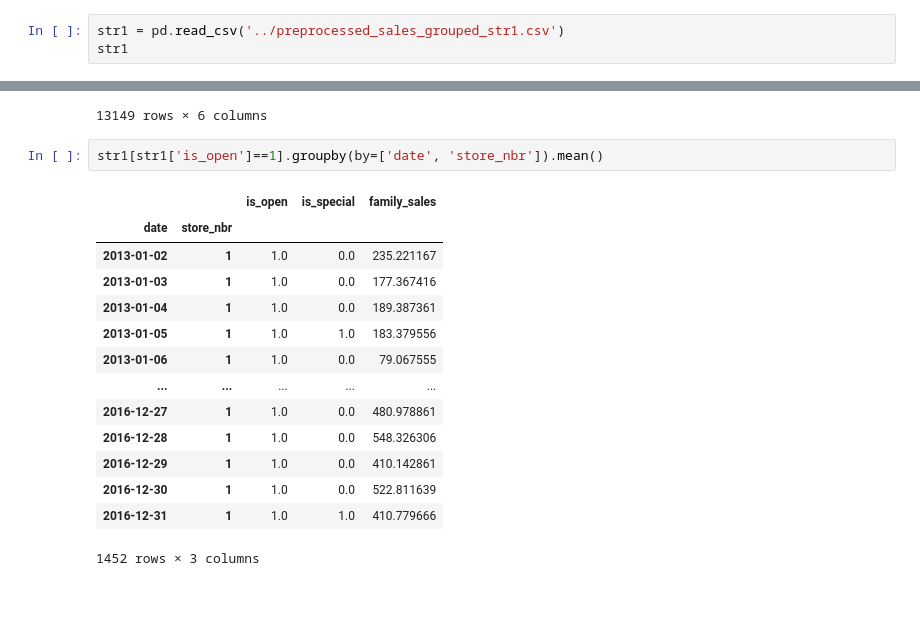
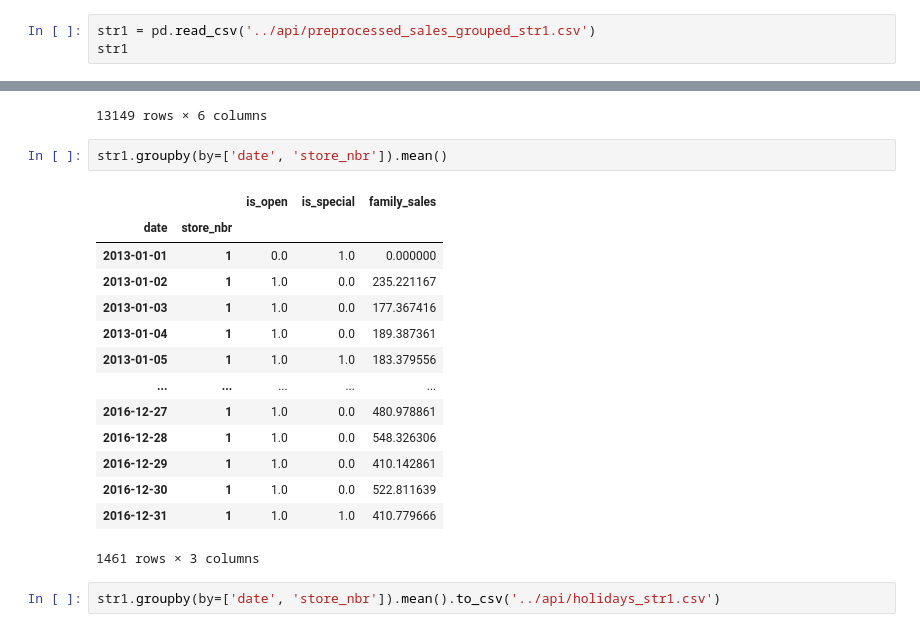
Before and after one commit to didine13/forecasting_for_sales, a Jupyter notebook: forecasting_for_sales/Untitled.ipynb, the cells around one changed output, grey strips where cells are left out. Saved outputs shown, nothing was run; the diff lists cells and outputs as text; blank space fills up the shorter version.

```diff
--- a/forecasting_for_sales/Untitled.ipynb
+++ b/forecasting_for_sales/Untitled.ipynb
@@ -53,7 +55,7 @@ df_holidays
 | 3929 | 2017-12-26 | Holiday | El Carmen | 1 |
 3930 rows × 4 columns
 # %%
-str1 = pd.read_csv('../preprocessed_sales_grouped_str1.csv')
+str1 = pd.read_csv('../api/preprocessed_sales_grouped_str1.csv')
 str1
 # %% [output]
 |  | date | store_nbr | family | is_open | is_special | family_sales |
@@ -69,21 +71,23 @@ str1
 | 13147 | 2016-12-31 | 1 | PRODUCE | 1 | 1 | 2112.316996 |
 | 13148 | 2016-12-31 | 1 | SEAFOOD | 1 | 1 | 17.673000 |
 13149 rows × 6 columns
+# %%
+str1.groupby(by=['date', 'store_nbr']).mean()
+# %% [output]
+|  |  | is_open | is_special | family_sales |
+| date | store_nbr |  |  |  |
+| 2013-01-01 | 1 | 0.0 | 1.0 | 0.000000 |
+| 2013-01-02 | 1 | 1.0 | 0.0 | 235.221167 |
+| 2013-01-03 | 1 | 1.0 | 0.0 | 177.367416 |
+| 2013-01-04 | 1 | 1.0 | 0.0 | 189.387361 |
+| 2013-01-05 | 1 | 1.0 | 1.0 | 183.379556 |
+| ... | ... | ... | ... | ... |
+| 2016-12-27 | 1 | 1.0 | 0.0 | 480.978861 |
+| 2016-12-28 | 1 | 1.0 | 0.0 | 548.326306 |
+| 2016-12-29 | 1 | 1.0 | 0.0 | 410.142861 |
+| 2016-12-30 | 1 | 1.0 | 0.0 | 522.811639 |
+| 2016-12-31 | 1 | 1.0 | 1.0 | 410.779666 |
+1461 rows × 3 columns
 # %%
-str1[str1['is_open']==1].groupby(by=['date', 'store_nbr']).mean()
+str1.groupby(by=['date', 'store_nbr']).mean().to_csv('../api/holidays_str1.csv')
-# %% [output]
-|  |  | is_open | is_special | family_sales |
-| date | store_nbr |  |  |  |
-| 2013-01-02 | 1 | 1.0 | 0.0 | 235.221167 |
-| 2013-01-03 | 1 | 1.0 | 0.0 | 177.367416 |
-| 2013-01-04 | 1 | 1.0 | 0.0 | 189.387361 |
-| 2013-01-05 | 1 | 1.0 | 1.0 | 183.379556 |
-| 2013-01-06 | 1 | 1.0 | 0.0 | 79.067555 |
-| ... | ... | ... | ... | ... |
-| 2016-12-27 | 1 | 1.0 | 0.0 | 480.978861 |
-| 2016-12-28 | 1 | 1.0 | 0.0 | 548.326306 |
-| 2016-12-29 | 1 | 1.0 | 0.0 | 410.142861 |
-| 2016-12-30 | 1 | 1.0 | 0.0 | 522.811639 |
-| 2016-12-31 | 1 | 1.0 | 1.0 | 410.779666 |
-1452 rows × 3 columns
 # %%
```
Also changed, not shown: parts of 5 cells of this notebook, 1 other file.
